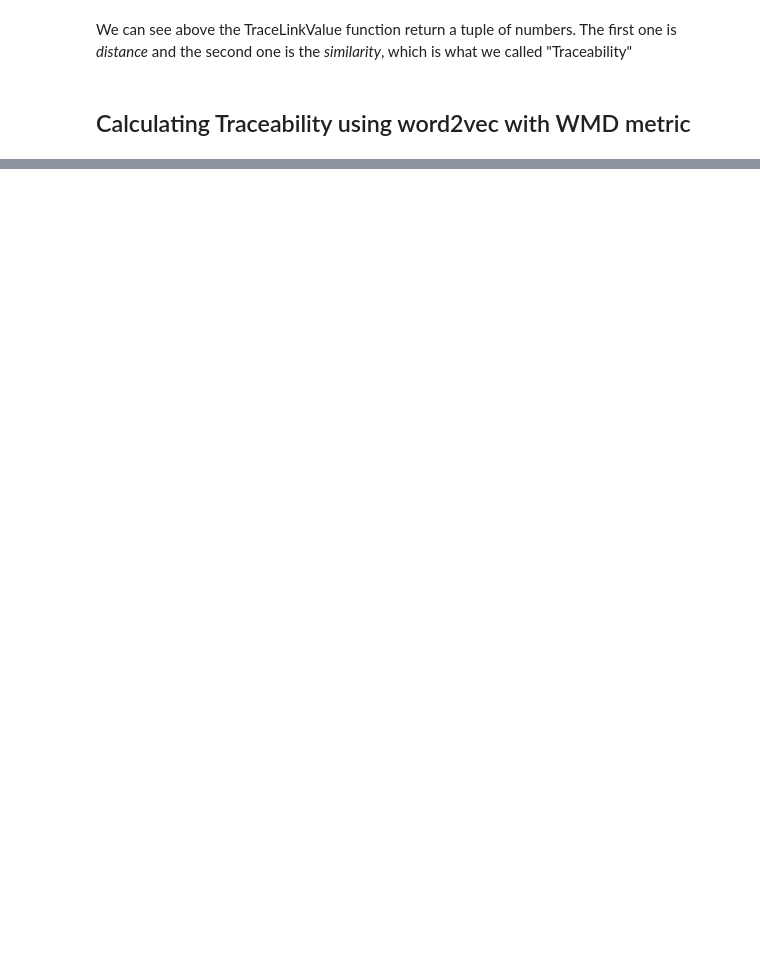
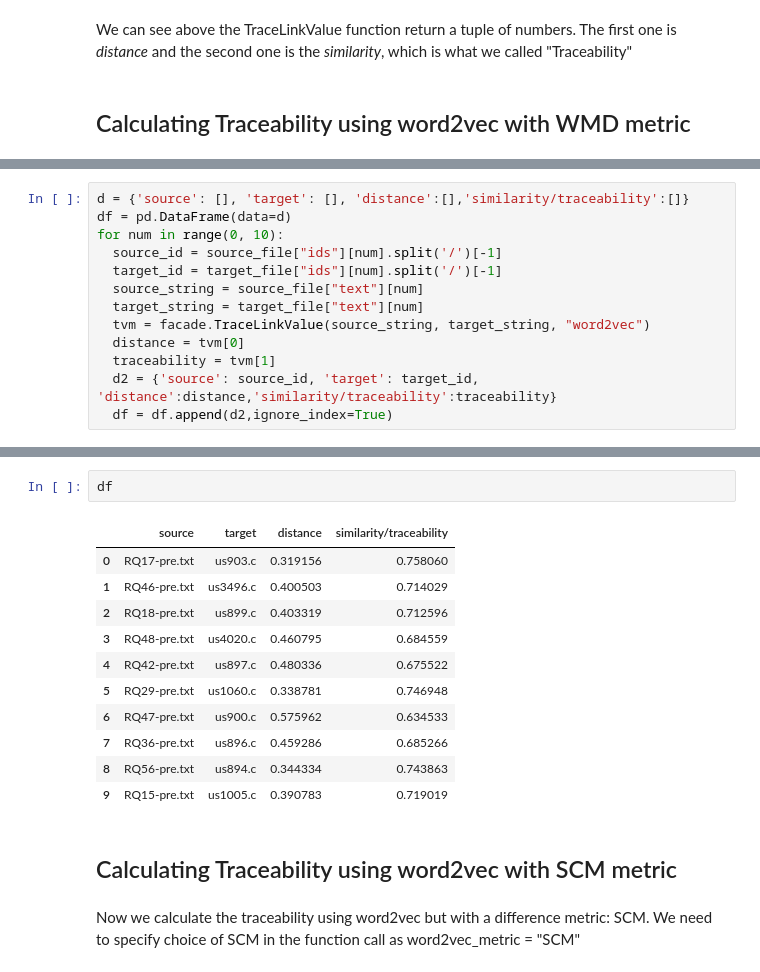
Before and after one commit to WM-SEMERU/ds4se, a Jupyter notebook: nbs/Libest_Case_Study.ipynb, the cells around one changed output, grey strips where cells are left out. Cells and saved outputs as stored; diff of their text form; blank space fills up the shorter version.

Commit message:
tutorial for traceability
tutorial for traceability using both word2vec and doc2vec on Libest
also temporarily remove .model for word2vec because of the size issue when uploading to pypi

```diff
--- a/nbs/Libest_Case_Study.ipynb
+++ b/nbs/Libest_Case_Study.ipynb
@@ -146,0 +166,13 @@ NameError: name 'target' is not defined
+# %%
+d = {'source': [], 'target': [], 'distance':[],'similarity/traceability':[]}
+df = pd.DataFrame(data=d)
+for num in range(0, 10):
+  source_id = source_file["ids"][num].split('/')[-1]
+  target_id = target_file["ids"][num].split('/')[-1]
+  source_string = source_file["text"][num]
+  target_string = target_file["text"][num]
+  tvm = facade.TraceLinkValue(source_string, target_string, "word2vec")
+  distance = tvm[0]
+  traceability = tvm[1]
+  d2 = {'source': source_id, 'target': target_id, 'distance':distance,'similarity/traceability':traceability}
+  df = df.append(d2,ignore_index=True)
@@ -146,0 +197,18 @@ NameError: name 'target' is not defined
+# %%
+df
+# %% [output]
+|  | source | target | distance | similarity/traceability |
+| 0 | RQ17-pre.txt | us903.c | 0.319156 | 0.758060 |
+| 1 | RQ46-pre.txt | us3496.c | 0.400503 | 0.714029 |
+| 2 | RQ18-pre.txt | us899.c | 0.403319 | 0.712596 |
+| 3 | RQ48-pre.txt | us4020.c | 0.460795 | 0.684559 |
+| 4 | RQ42-pre.txt | us897.c | 0.480336 | 0.675522 |
+| 5 | RQ29-pre.txt | us1060.c | 0.338781 | 0.746948 |
+| 6 | RQ47-pre.txt | us900.c | 0.575962 | 0.634533 |
+| 7 | RQ36-pre.txt | us896.c | 0.459286 | 0.685266 |
+| 8 | RQ56-pre.txt | us894.c | 0.344334 | 0.743863 |
+| 9 | RQ15-pre.txt | us1005.c | 0.390783 | 0.719019 |
+# %% [markdown]
+## Calculating Traceability using word2vec with SCM metric
+# %% [markdown]
+Now we calculate the traceability using word2vec but with a difference metric: SCM. We need to specify choice of SCM in the function call as word2vec_metric = "SCM"
```
Also changed, not shown: parts of 19 cells of this notebook, 6 other files.
